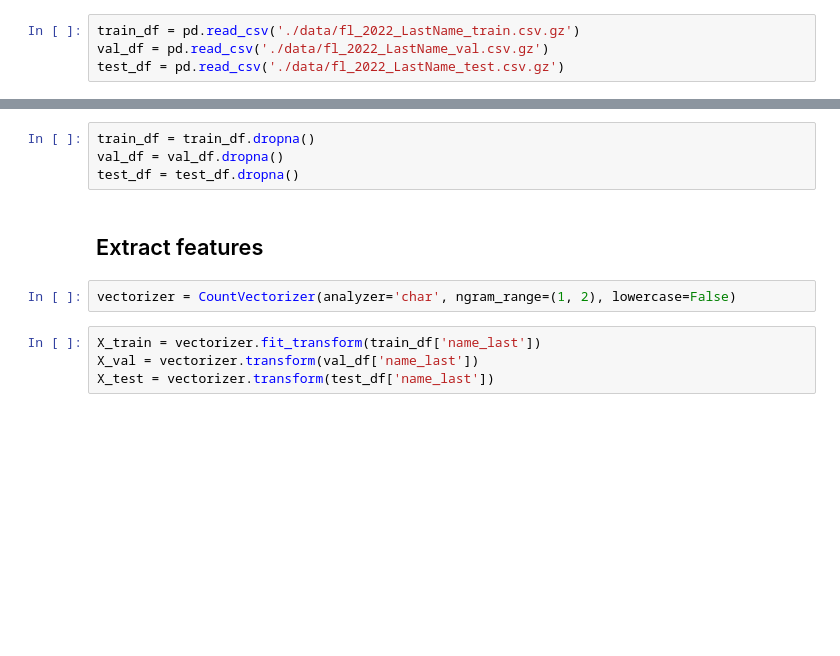
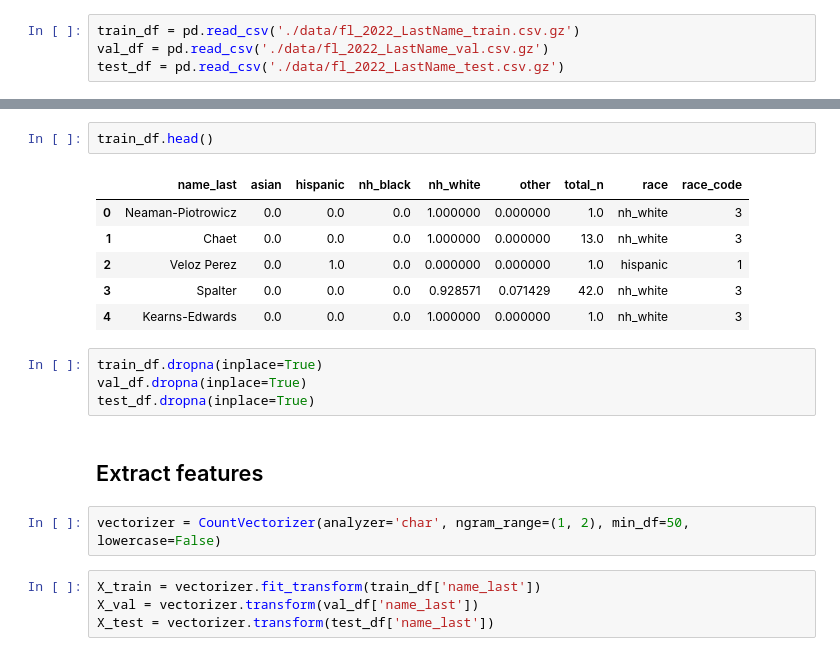
Before and after one commit to appeler/ethnicolr_v2, a Jupyter notebook: notebooks/2.2_gb_lastname.ipynb, the cells around one changed output, grey strips where cells are left out. Saved outputs shown, nothing was run; the diff lists cells and outputs as text; blank space fills up the shorter version.

```diff
--- a/notebooks/2.2_gb_lastname.ipynb
+++ b/notebooks/2.2_gb_lastname.ipynb
@@ -21,11 +21,20 @@ print(test_df.shape)
-# %%
-train_df = train_df.dropna()
-val_df = val_df.dropna()
-test_df = test_df.dropna()
+# %%
+train_df.head()
+# %% [output]
+|  | name_last | asian | hispanic | nh_black | nh_white | other | total_n | race | race_code |
+| 0 | Neaman-Piotrowicz | 0.0 | 0.0 | 0.0 | 1.000000 | 0.000000 | 1.0 | nh_white | 3 |
+| 1 | Chaet | 0.0 | 0.0 | 0.0 | 1.000000 | 0.000000 | 13.0 | nh_white | 3 |
+| 2 | Veloz Perez | 0.0 | 1.0 | 0.0 | 0.000000 | 0.000000 | 1.0 | hispanic | 1 |
+| 3 | Spalter | 0.0 | 0.0 | 0.0 | 0.928571 | 0.071429 | 42.0 | nh_white | 3 |
+| 4 | Kearns-Edwards | 0.0 | 0.0 | 0.0 | 1.000000 | 0.000000 | 1.0 | nh_white | 3 |
+# %%
+train_df.dropna(inplace=True)
+val_df.dropna(inplace=True)
+test_df.dropna(inplace=True)
 # %% [markdown]
 ## Extract features
 # %%
-vectorizer = CountVectorizer(analyzer='char', ngram_range=(1, 2), lowercase=False)
+vectorizer = CountVectorizer(analyzer='char', ngram_range=(1, 2), min_df=50, lowercase=False)
 # %%
 X_train = vectorizer.fit_transform(train_df['name_last'])
 X_val = vectorizer.transform(val_df['name_last'])
```
Also changed, not shown: parts of 37 cells of this notebook.
